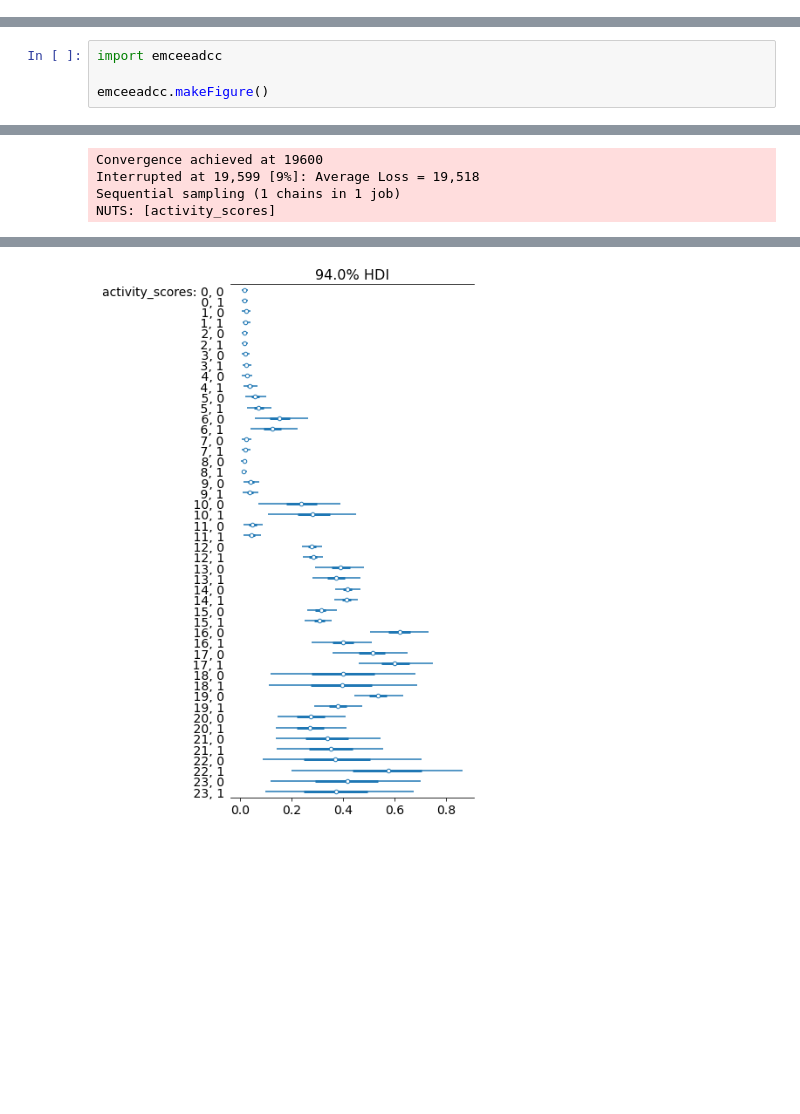
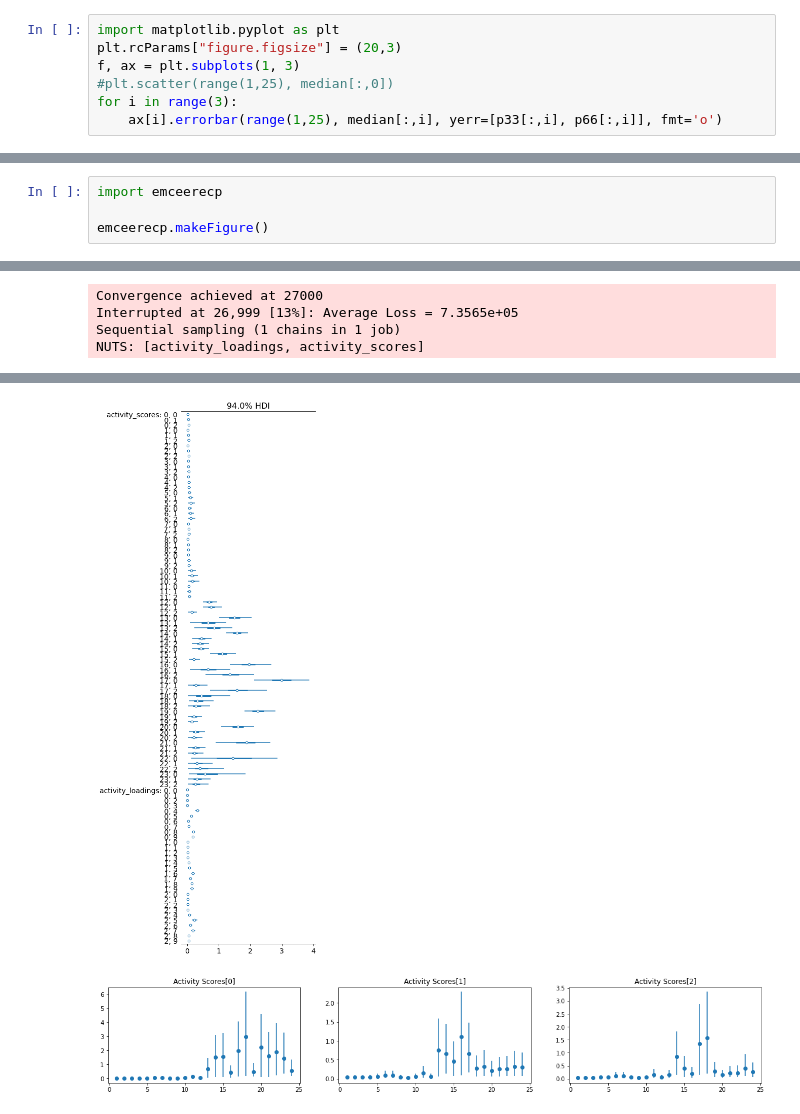
Before and after one commit to meyer-lab/Fc-deconvolute, a Jupyter notebook: emceeNotebook.ipynb, the cells around one changed output, grey strips where cells are left out. Drawn from its saved outputs; the diff is of its cells as text; blank space fills up the shorter version.

```diff
--- a/emceeNotebook.ipynb
+++ b/emceeNotebook.ipynb
@@ -0,0 +57,7 @@
+# %%
+import matplotlib.pyplot as plt
+plt.rcParams["figure.figsize"] = (20,3)
+f, ax = plt.subplots(1, 3)
+#plt.scatter(range(1,25), median[:,0])
+for i in range(3):
+    ax[i].errorbar(range(1,25), median[:,i], yerr=[p33[:,i], p66[:,i]], fmt='o')
@@ -1,5 +66,5 @@
 # %%
-import emceeadcc
+import emceerecp
 
-emceeadcc.makeFigure()
+emceerecp.makeFigure()
 # %% [output]
@@ -9,6 +74,6 @@ WARNING (theano.tensor.blas): We did not find a dynamic library in the library_d
 [interactive output not drawn]
-Convergence achieved at 19600
-Interrupted at 19,599 [9%]: Average Loss = 19,518
+Convergence achieved at 27000
+Interrupted at 26,999 [13%]: Average Loss = 7.3565e+05
 Sequential sampling (1 chains in 1 job)
-NUTS: [activity_scores]
+NUTS: [activity_loadings, activity_scores]
 [interactive output not drawn]
@@ -16,2 +81,3 @@ Sampling 1 chain for 1_000 tune and 2_000 draw iterations (1_000 + 2_000 draws t
 Only one chain was sampled, this makes it impossible to run some convergence checks
-[figure, old version]
+[figure, new version]
+[figure, added]
```
Also changed, not shown: parts of 4 cells of this notebook, 1 other file.
